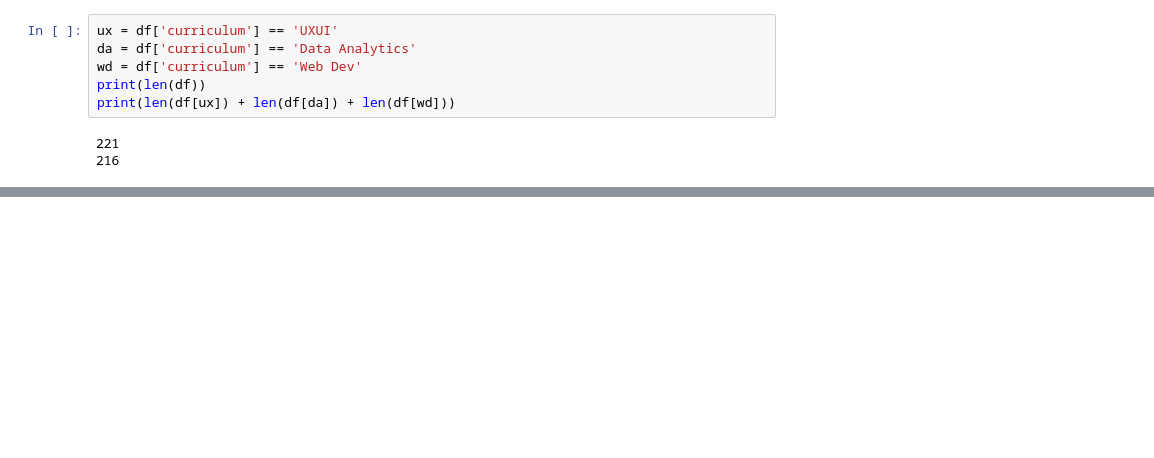
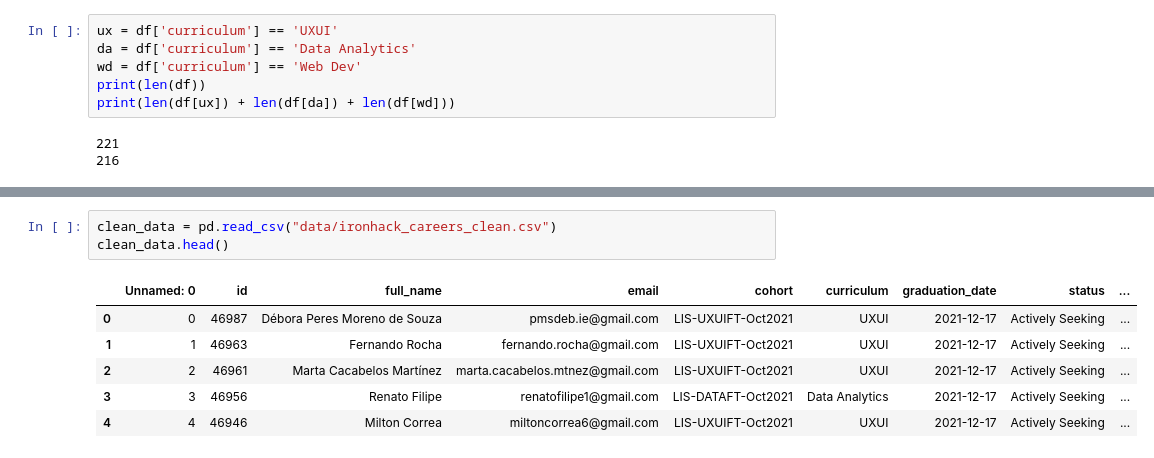
Before and after one commit to calvinhus/statistics_project, a Jupyter notebook: data_cleaning.ipynb, the cells around one changed output, grey strips where cells are left out. Drawn from its saved outputs; the diff is of its cells as text; blank space fills up the shorter version.

```diff
--- a/data_cleaning.ipynb
+++ b/data_cleaning.ipynb
@@ -61,0 +203,10 @@ print(len(df[ux]) + len(df[da]) + len(df[wd]))
+# %%
+clean_data = pd.read_csv("data/ironhack_careers_clean.csv")
+clean_data.head()
+# %% [output]
+|  | Unnamed: 0 | id | full_name | email | cohort | curriculum | graduation_date | status | ... |
+| 0 | 0 | 46987 | Débora Peres Moreno de Souza | pmsdeb.ie@gmail.com | LIS-UXUIFT-Oct2021 | UXUI | 2021-12-17 | Actively Seeking | ... |
+| 1 | 1 | 46963 | Fernando Rocha | fernando.rocha@gmail.com | LIS-UXUIFT-Oct2021 | UXUI | 2021-12-17 | Actively Seeking | ... |
+| 2 | 2 | 46961 | Marta Cacabelos Martínez | marta.cacabelos.mtnez@gmail.com | LIS-UXUIFT-Oct2021 | UXUI | 2021-12-17 | Actively Seeking | ... |
+| 3 | 3 | 46956 | Renato Filipe | renatofilipe1@gmail.com | LIS-DATAFT-Oct2021 | Data Analytics | 2021-12-17 | Actively Seeking | ... |
+| 4 | 4 | 46946 | Milton Correa | miltoncorrea6@gmail.com | LIS-UXUIFT-Oct2021 | UXUI | 2021-12-17 | Actively Seeking | ... |
```
Also changed, not shown: parts of 23 cells of this notebook, 5 other files.
